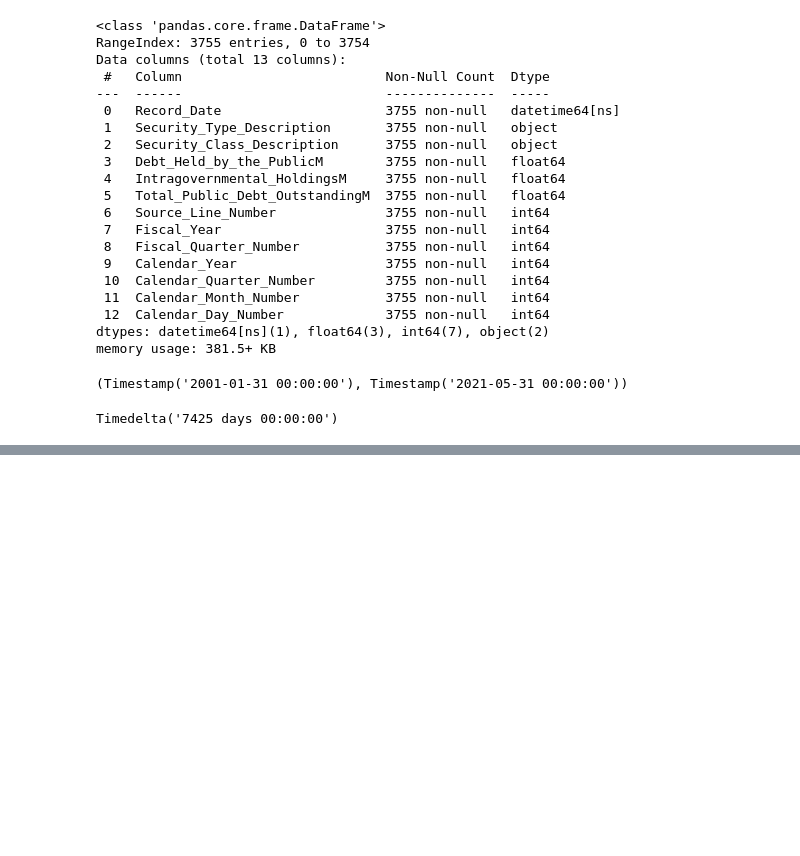
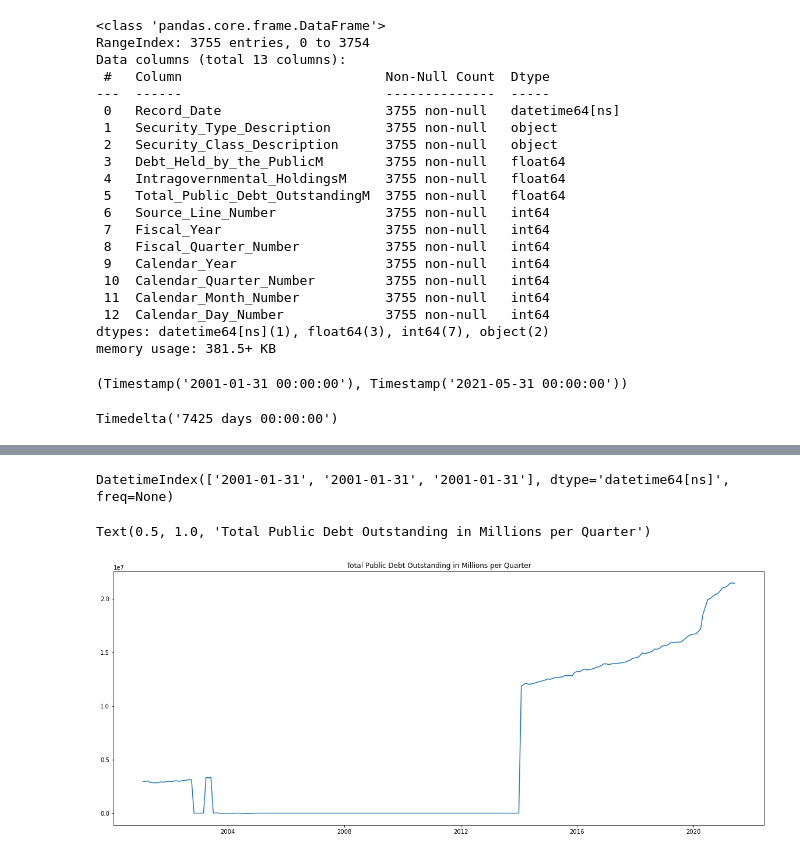
Before and after one commit to kierangraham-au/Data-Project-US-Debt, a Jupyter notebook: usdebt.ipynb, the cells around one changed output, grey strips where cells are left out. Cells and saved outputs as stored; diff of their text form; code cells hidden in the pictures; blank space fills up the shorter version.

```diff
--- a/usdebt.ipynb
+++ b/usdebt.ipynb
@@ -212,14 +211,0 @@ end = df["Record_Date"].max()
-# %%
-fig, ax = plt.subplots(figsize = (12, 4))
-ax.plot()
-
-plt.title('Total Public Debt Outstanding in Millions per Quarter')
-plt.plot(df.Record_Date, df.Total_Public_Debt_OutstandingM)
-
-
-
-df = df[::1]
-
-
-
-plt.show()
@@ -227,0 +212,8 @@ plt.show()
+# %%
+rng = pd.date_range(start = df["Record_Date"].min(), end = df["Record_Date"].max(), freq='M') #date range in months
+
+TPDO = df.loc[df["Source_Line_Number"] == 7, "Total_Public_Debt_OutstandingM"] #locate each "Source Line 7" cell which is "Total Marketable Debt" and the Number in the "Total Public Debt Outstanding" = Total Public Marketable Debt per quarter sourced
+
+ts = pd.Series((TPDO), index=rng) #Create an index timescale of each quarter, based on the range of dates available at the min and max
+
+pd.options.display.float_format = '{:.0f}'.format #reformat the display of numbers to get solid, non decimal displays
@@ -227,0 +265,15 @@ plt.show()
+# %%
+dti
+# %% [output]
+DatetimeIndex(['2001-01-31', '2001-01-31', '2001-01-31'], dtype='datetime64[ns]', freq=None)
+# %%
+x = rng #beggining of recorded data to current, taken from record date column
+y = TPDO[::-1] #reversed data information to match the rng index
+fig, ax = plt.subplots(figsize = (20, 8))
+ax.plot(x, y)
+ax.set_title('Total Public Debt Outstanding in Millions per Quarter')
+
+#final graph messed up due to data inconsistently having data at either 15 or 16 intervals
+# %% [output]
+Text(0.5, 1.0, 'Total Public Debt Outstanding in Millions per Quarter')
+[figure, added]
```
Also changed, not shown: parts of 8 cells of this notebook.
